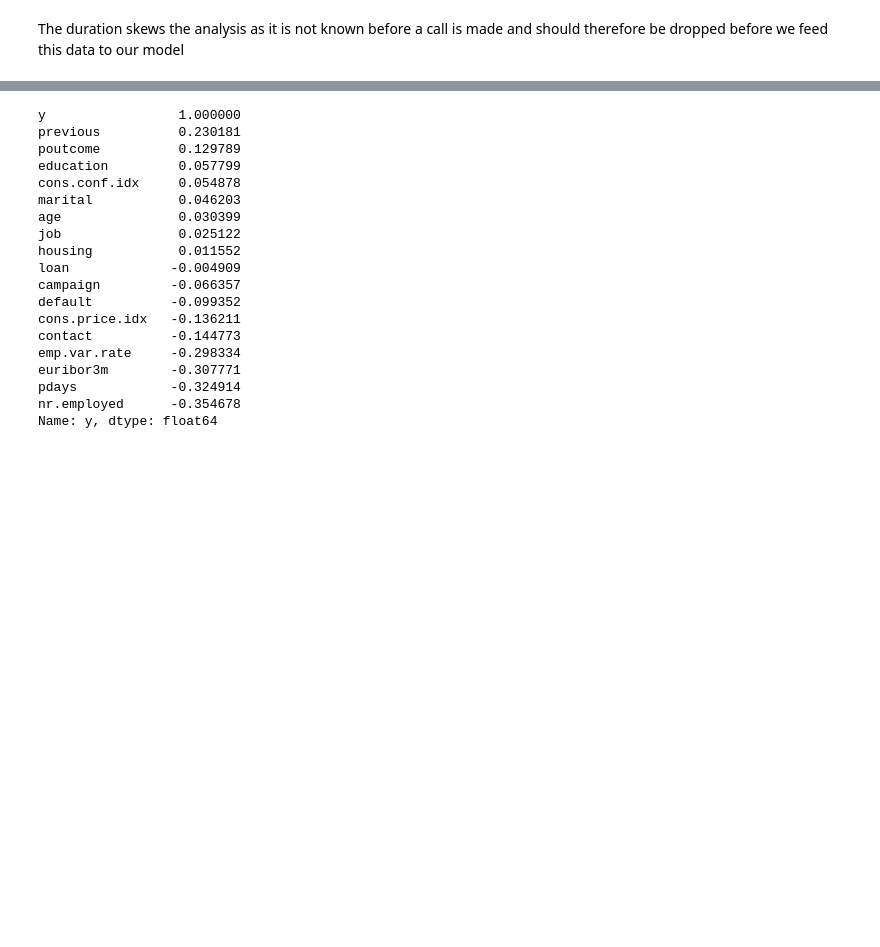
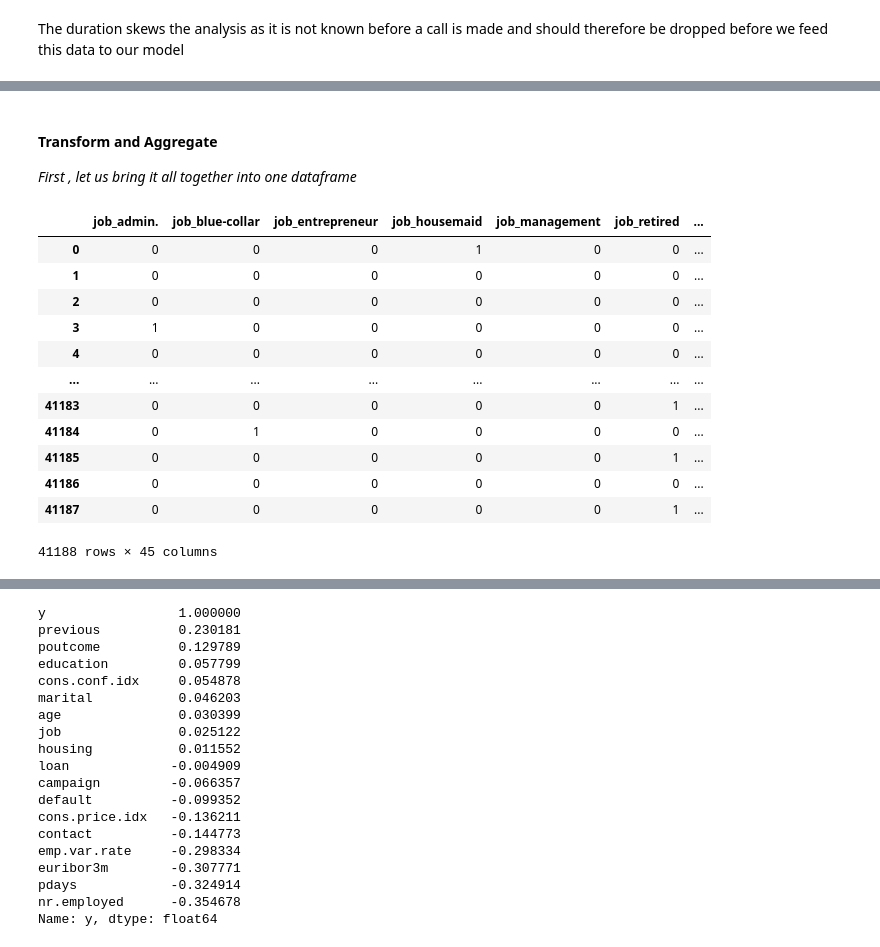
Before and after one commit to WanjohiWanjohi/Term_deposits_uptake_predictor, a Jupyter notebook: bank.ipynb, the cells around one changed output, grey strips where cells are left out. Cells and saved outputs as stored; diff of their text form; code cells hidden in the pictures; blank space fills up the shorter version.

```diff
--- a/bank.ipynb
+++ b/bank.ipynb
@@ -93,0 +170,3 @@ df
+# %%
+month = convert_dates(df , dates[0]  , '%b')
+day = convert_dates(df , dates[1] , '%a')
@@ -93,0 +176,3 @@ df
+# %%
+scaled = scale_columns(df , binned)
+scaled_emp_no = scale_columns(df , ['nr.employed'])
@@ -93,0 +205,37 @@ df
+# %% [markdown]
+#### Transform and Aggregate
+*First , let us bring it all together into one dataframe*
+# %%
+#combine the encoded , scaled and datetime formatted columns
+## drop the categorical columns
+#   converted_df.drop(categorical , axis=1 , inplace=True)
+converted_df
+
+# bring in the campaign column
+converted_df['campaign'] = df['campaign']
+converted_df['previous'] = df['previous']
+#bring in the derived month column
+converted_df['month'] = month
+
+#bring in the scaled employee numbers and number of days that pass before a customer is contacted
+converted_df['pdays'] = scaled
+converted_df['employee_no'] = scaled_emp_no
+# %%
+#calculate total number of contacts made with user
+sum_column = converted_df['previous'] + converted_df['campaign']
+converted_df['total_contacts'] = sum_column
+converted_df
+# %% [output]
+|  | job_admin. | job_blue-collar | job_entrepreneur | job_housemaid | job_management | job_retired | ... |
+| 0 | 0 | 0 | 0 | 1 | 0 | 0 | ... |
+| 1 | 0 | 0 | 0 | 0 | 0 | 0 | ... |
+| 2 | 0 | 0 | 0 | 0 | 0 | 0 | ... |
+| 3 | 1 | 0 | 0 | 0 | 0 | 0 | ... |
+| 4 | 0 | 0 | 0 | 0 | 0 | 0 | ... |
+| ... | ... | ... | ... | ... | ... | ... | ... |
+| 41183 | 0 | 0 | 0 | 0 | 0 | 1 | ... |
+| 41184 | 0 | 1 | 0 | 0 | 0 | 0 | ... |
+| 41185 | 0 | 0 | 0 | 0 | 0 | 1 | ... |
+| 41186 | 0 | 0 | 0 | 0 | 0 | 0 | ... |
+| 41187 | 0 | 0 | 0 | 0 | 0 | 1 | ... |
+41188 rows × 45 columns
```
Also changed, not shown: parts of 35 cells of this notebook.
